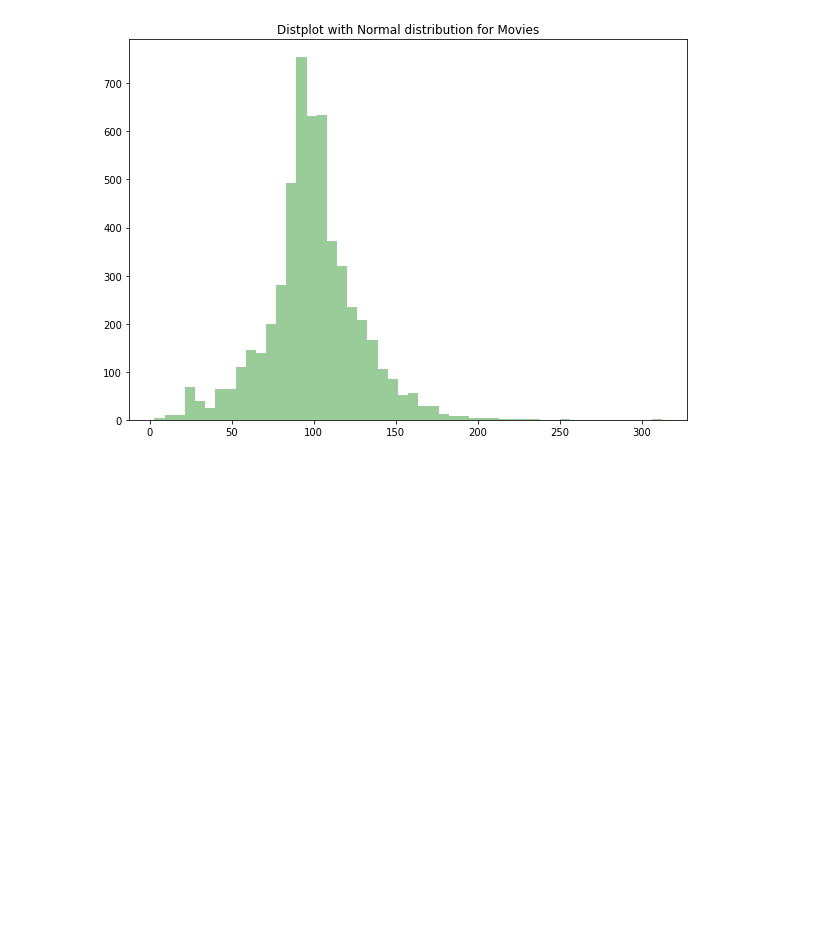
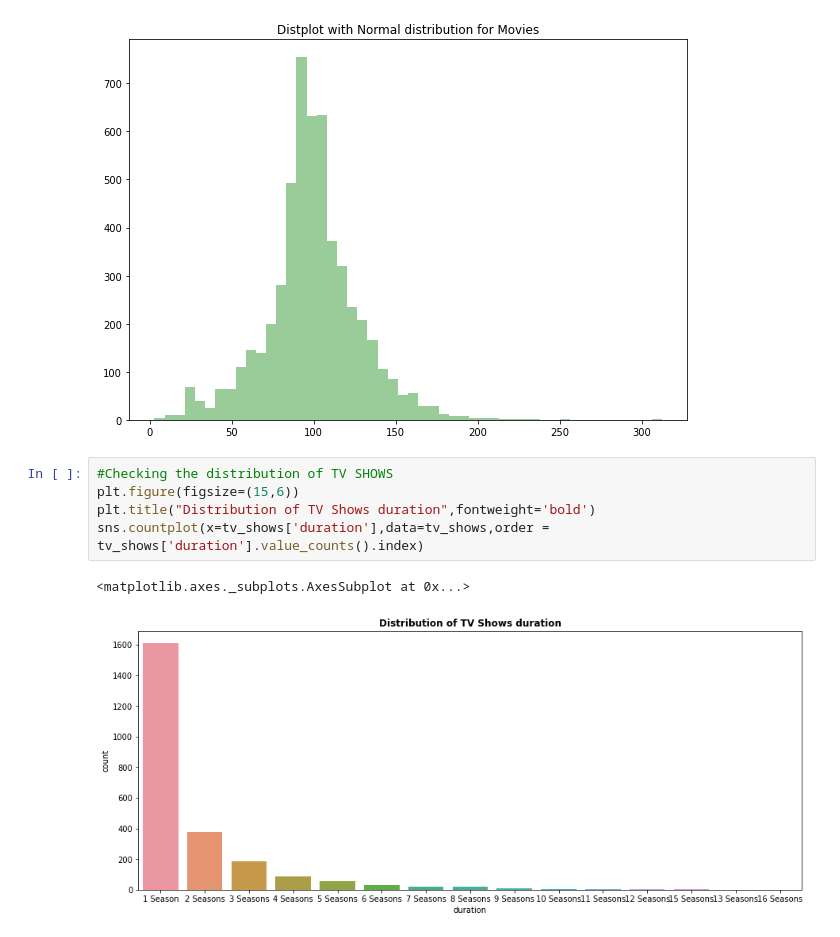
Before and after one commit to Ishansingh438/NETFLIX-MOVIES-AND-TV-SHOWS-CLUSTERING, a Jupyter notebook: Ishan_Singh_NETFLIX_MOVIES_AND_TV_SHOWS_CLUSTERING.ipynb, the cells around one changed output. Drawn from its saved outputs; the diff is of its cells as text; blank space fills up the shorter version.

```diff
--- a/Ishan_Singh_NETFLIX_MOVIES_AND_TV_SHOWS_CLUSTERING.ipynb
+++ b/Ishan_Singh_NETFLIX_MOVIES_AND_TV_SHOWS_CLUSTERING.ipynb
@@ -364,3 +383,11 @@ plt.title('Distplot with Normal distribution for Movies')
 plt.show()
 # %% [output]
 [figure]
+# %%
+#Checking the distribution of TV SHOWS
+plt.figure(figsize=(15,6))
+plt.title("Distribution of TV Shows duration",fontweight='bold')
+sns.countplot(x=tv_shows['duration'],data=tv_shows,order = tv_shows['duration'].value_counts().index)
+# %% [output]
+<matplotlib.axes._subplots.AxesSubplot at 0x...>
+[figure, added]
```
Also changed, not shown: parts of 18 cells of this notebook.
